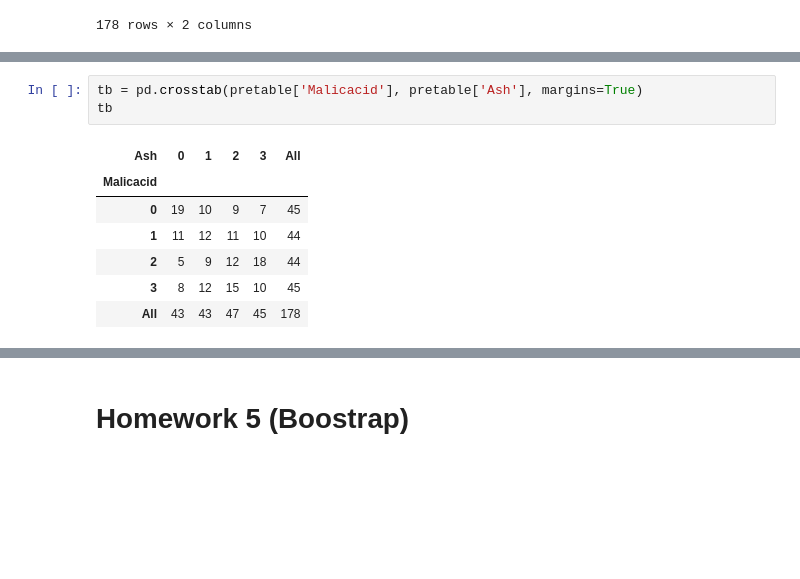
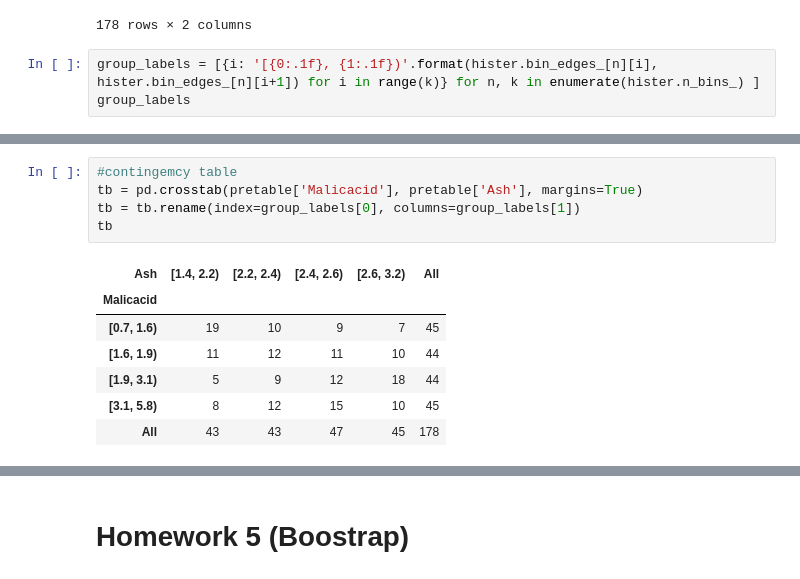
Before and after one commit to Chpel/CoDA-Project, a Jupyter notebook: Wine.ipynb, the cells around one changed output, grey strips where cells are left out. Saved outputs shown, nothing was run; the diff lists cells and outputs as text; blank space fills up the shorter version.

```diff
--- a/Wine.ipynb
+++ b/Wine.ipynb
@@ -365,3 +372,6 @@ pretable
 | 176 | 2 | 2 |
 | 177 | 3 | 3 |
 178 rows × 2 columns
+# %%
+group_labels = [{i: '[{0:.1f}, {1:.1f})'.format(hister.bin_edges_[n][i], hister.bin_edges_[n][i+1]) for i in range(k)} for n, k in enumerate(hister.n_bins_) ]
+group_labels
@@ -368,11 +388,13 @@ pretable
 # %%
+#contingemcy table
 tb = pd.crosstab(pretable['Malicacid'], pretable['Ash'], margins=True)
+tb = tb.rename(index=group_labels[0], columns=group_labels[1])
 tb
 # %% [output]
-| Ash | 0 | 1 | 2 | 3 | All |
+| Ash | [1.4, 2.2) | [2.2, 2.4) | [2.4, 2.6) | [2.6, 3.2) | All |
 | Malicacid |  |  |  |  |  |
-| 0 | 19 | 10 | 9 | 7 | 45 |
-| 1 | 11 | 12 | 11 | 10 | 44 |
-| 2 | 5 | 9 | 12 | 18 | 44 |
-| 3 | 8 | 12 | 15 | 10 | 45 |
+| [0.7, 1.6) | 19 | 10 | 9 | 7 | 45 |
+| [1.6, 1.9) | 11 | 12 | 11 | 10 | 44 |
+| [1.9, 3.1) | 5 | 9 | 12 | 18 | 44 |
+| [3.1, 5.8) | 8 | 12 | 15 | 10 | 45 |
 | All | 43 | 43 | 47 | 45 | 178 |
```
Also changed, not shown: parts of 15 cells of this notebook, 6 other files.
